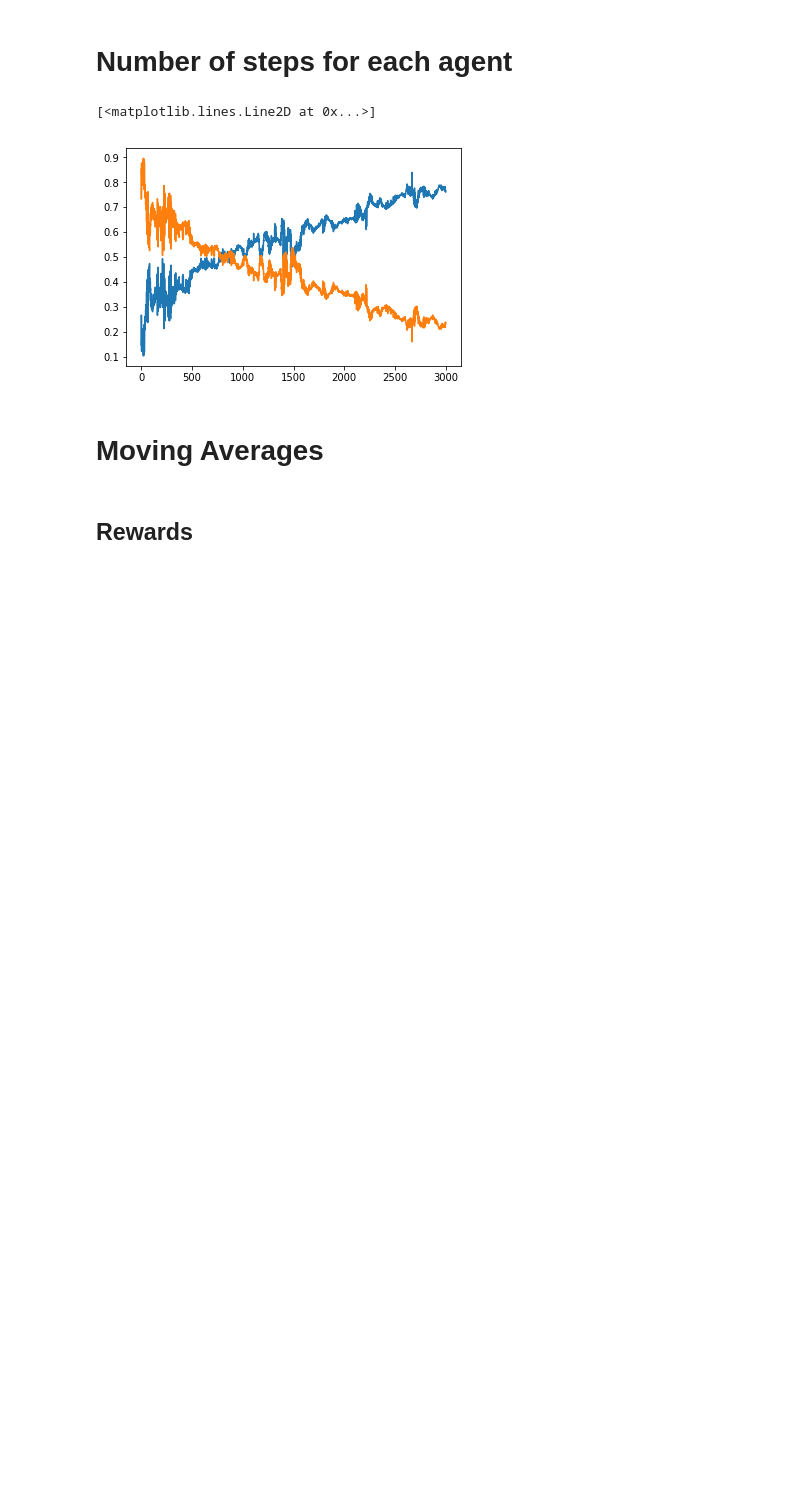
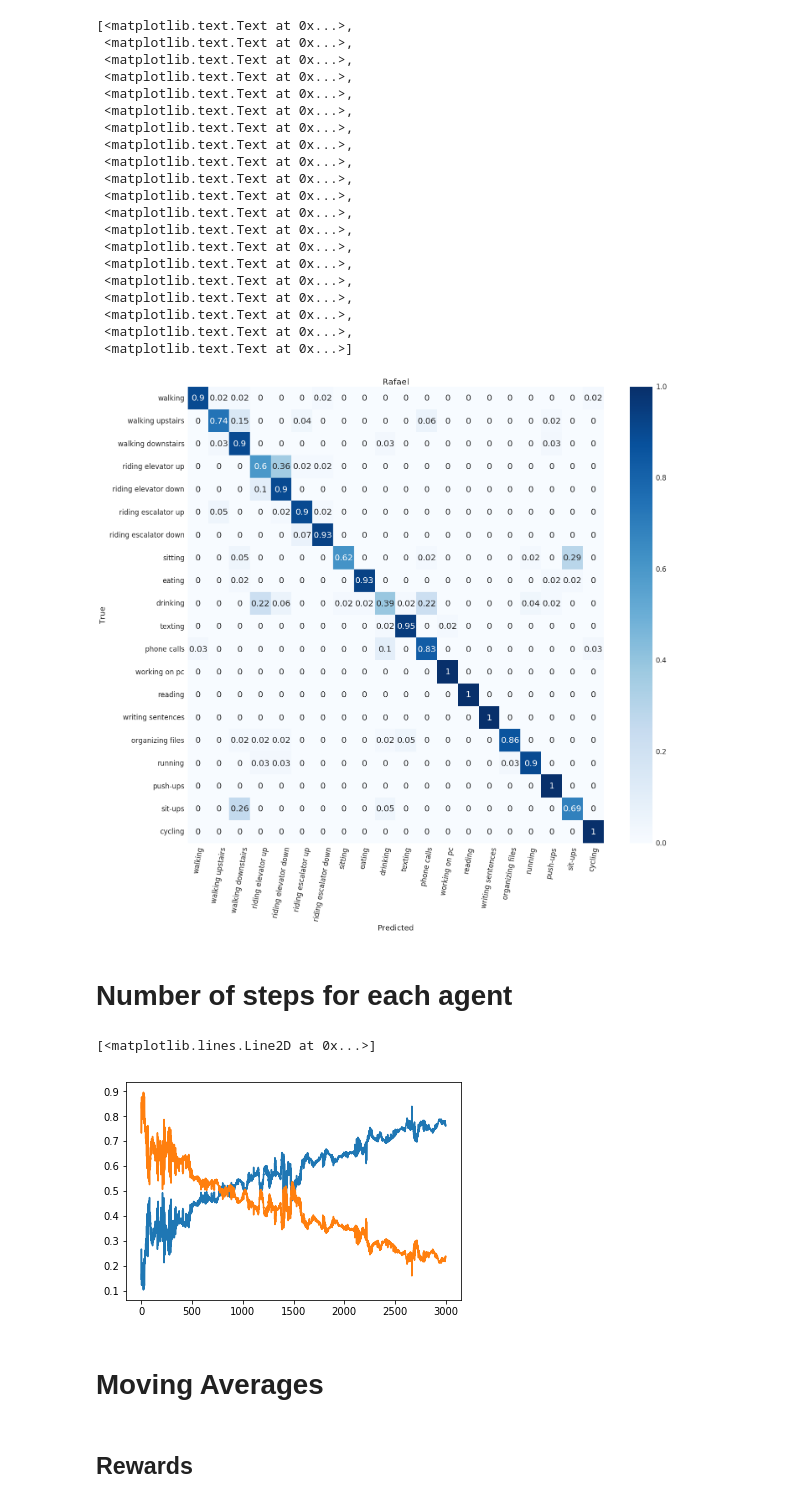
Before and after one commit to rafaelpossas/multimodal, a Jupyter notebook: src/PG-Evaluation.ipynb, the cells around one changed output. Saved outputs shown, nothing was run; the diff lists cells and outputs as text; code cells hidden in the pictures; blank space fills up the shorter version.

```diff
--- a/src/PG-Evaluation.ipynb
+++ b/src/PG-Evaluation.ipynb
@@ -7,3 +21,38 @@ import matplotlib.pyplot as plt
+# %%
+np_array = np.load("models/production/policies/83.71_0.05_0.95_policy_alpha_04.pb.npy")
+sns.set(font_scale=1.5)
+y_true = np_array[:, 2].astype(int)
+y_pred = np_array[:, 0].astype(int)
+cm = confusion_matrix(y_true, y_pred)
+cm = cm.astype('float') / cm.sum(axis=1)[:, np.newaxis]
+df_cm = pd.DataFrame(cm, index=activity_dict_plain(), columns=activity_dict_plain()).round(2)
+hm = sns.heatmap(df_cm, annot=True,cmap="Blues")
+hm.axes.set_title("Rafael")
+hm.axes.set_xlabel("Predicted")
+hm.axes.set_ylabel("True")
+hm.set_xticklabels(hm.get_xticklabels(), rotation=80)
+# %% [output]
+[<matplotlib.text.Text at 0x...>,
+ <matplotlib.text.Text at 0x...>,
+ <matplotlib.text.Text at 0x...>,
+ <matplotlib.text.Text at 0x...>,
+ <matplotlib.text.Text at 0x...>,
+ <matplotlib.text.Text at 0x...>,
+ <matplotlib.text.Text at 0x...>,
+ <matplotlib.text.Text at 0x...>,
+ <matplotlib.text.Text at 0x...>,
+ <matplotlib.text.Text at 0x...>,
+ <matplotlib.text.Text at 0x...>,
+ <matplotlib.text.Text at 0x...>,
+ <matplotlib.text.Text at 0x...>,
+ <matplotlib.text.Text at 0x...>,
+ <matplotlib.text.Text at 0x...>,
+ <matplotlib.text.Text at 0x...>,
+ <matplotlib.text.Text at 0x...>,
+ <matplotlib.text.Text at 0x...>,
+ <matplotlib.text.Text at 0x...>,
+ <matplotlib.text.Text at 0x...>]
+[figure, added]
 # %%
 dataset = h5py.File('0_stats_2017_10_25_02_17.hdf5')
 # %%
```
Also changed, not shown: parts of 3 cells of this notebook, 28 other files.
